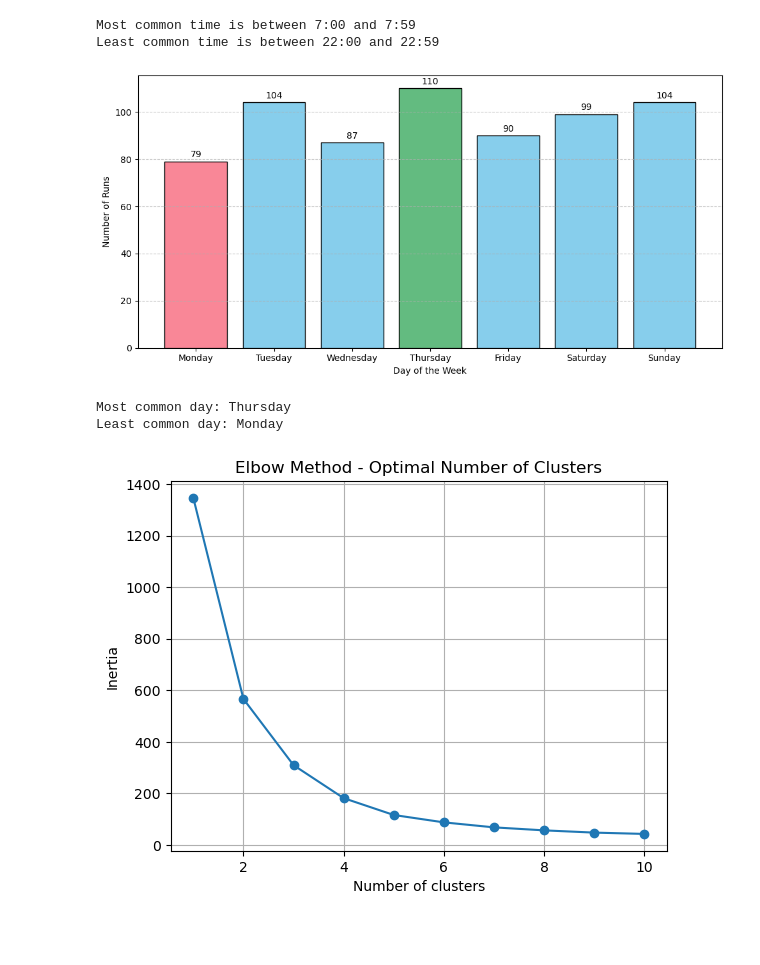
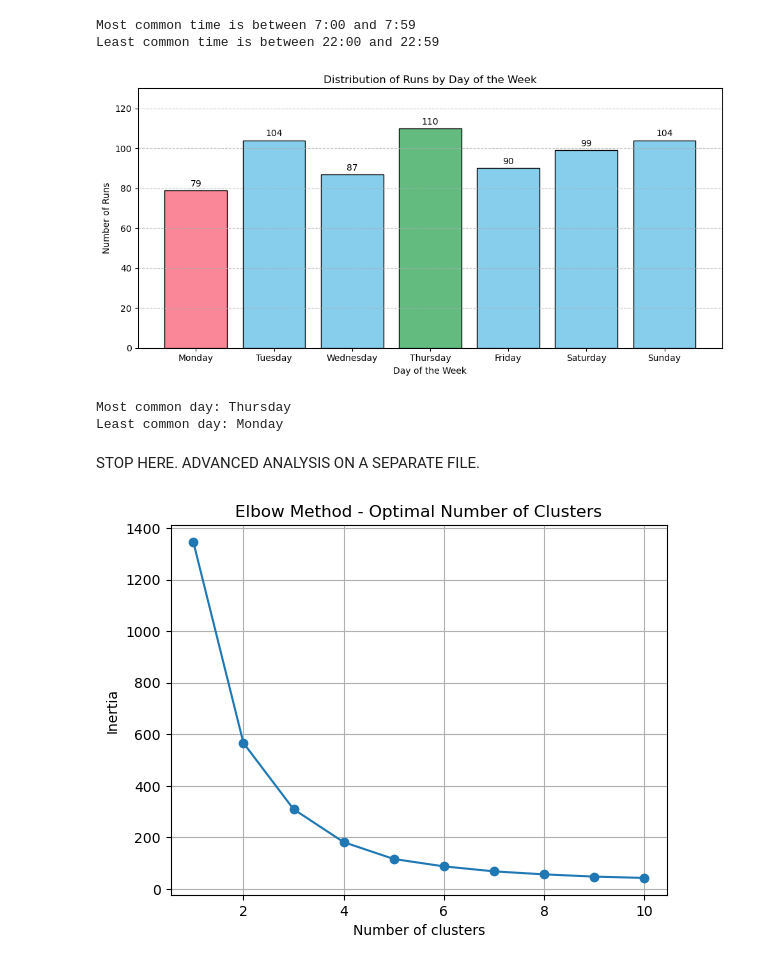
Before and after one commit to kostaskes/my-garmin-runs, a Jupyter notebook: 01_running_basic_analysis.ipynb, the cells around one changed output. Cells and saved outputs as stored; diff of their text form; code cells hidden in the pictures; blank space fills up the shorter version.

```diff
--- a/Fitness_Analysis.ipynb
+++ b/01_running_basic_analysis.ipynb
@@ -338,33 +338,35 @@ day_counts = running_activities['Day_of_Week'].value_counts().reindex(ordered_da
 
 # determine most and least common days
 most_common_day = day_counts.idxmax()
 non_zero_day_counts = day_counts[day_counts > 0]
 least_common_day = non_zero_day_counts.idxmin()
 
 # set colors
 colors = ['#63bb80' if day == most_common_day else '#f98797' if day == least_common_day else '#87ceec' for day in day_counts.index]
 
 # plot
 plt.figure(figsize=(10, 5))
 plt.bar(day_counts.index, day_counts.values, color=colors, edgecolor='black')
 
 # styling
+plt.title('Distribution of Runs by Day of the Week')
 plt.xlabel('Day of the Week')
 plt.ylabel('Number of Runs')
 plt.xticks(rotation=0)
 plt.grid(axis='y', linestyle='--', alpha=0.7)
+plt.ylim(0, day_counts.max() + 20)
 
 # add value labels on bars
 for i, value in enumerate(day_counts):
     plt.text(i, value + 1, str(int(value)), ha='center', va='bottom', fontsize=10)
 
 plt.tight_layout()
 plt.show()
 
 # print results
 print(f"Most common day: {most_common_day}")
 print(f"Least common day: {least_common_day}")
 # %% [output]
-[figure, old version]
+[figure, new version]
 Most common day: Thursday
 Least common day: Monday
@@ -371,3 +376,5 @@ Least common day: Monday
+# %% [markdown]
+STOP HERE. ADVANCED ANALYSIS ON A SEPARATE FILE.
 # %%
 # Only keep running and trail running activities
 run_data = running_activities.copy()
```
Also changed, not shown: parts of 2 cells of this notebook, 1 other file.
